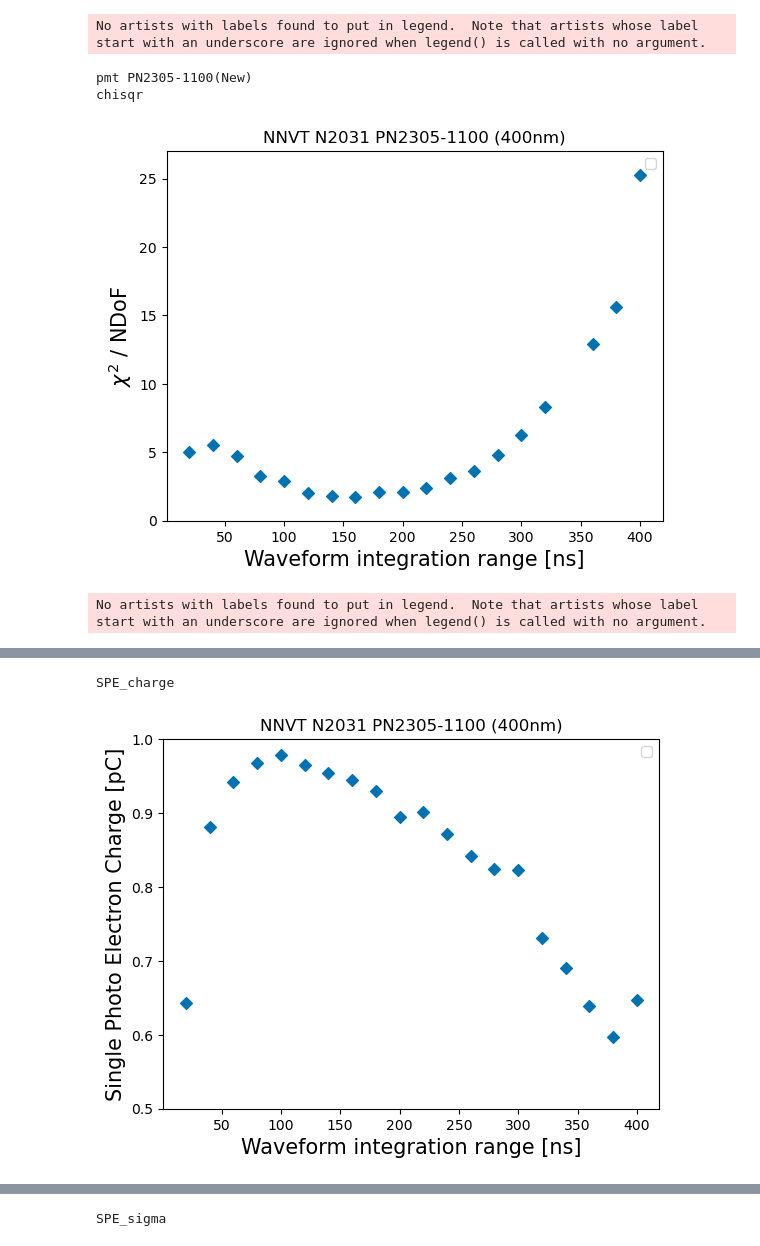
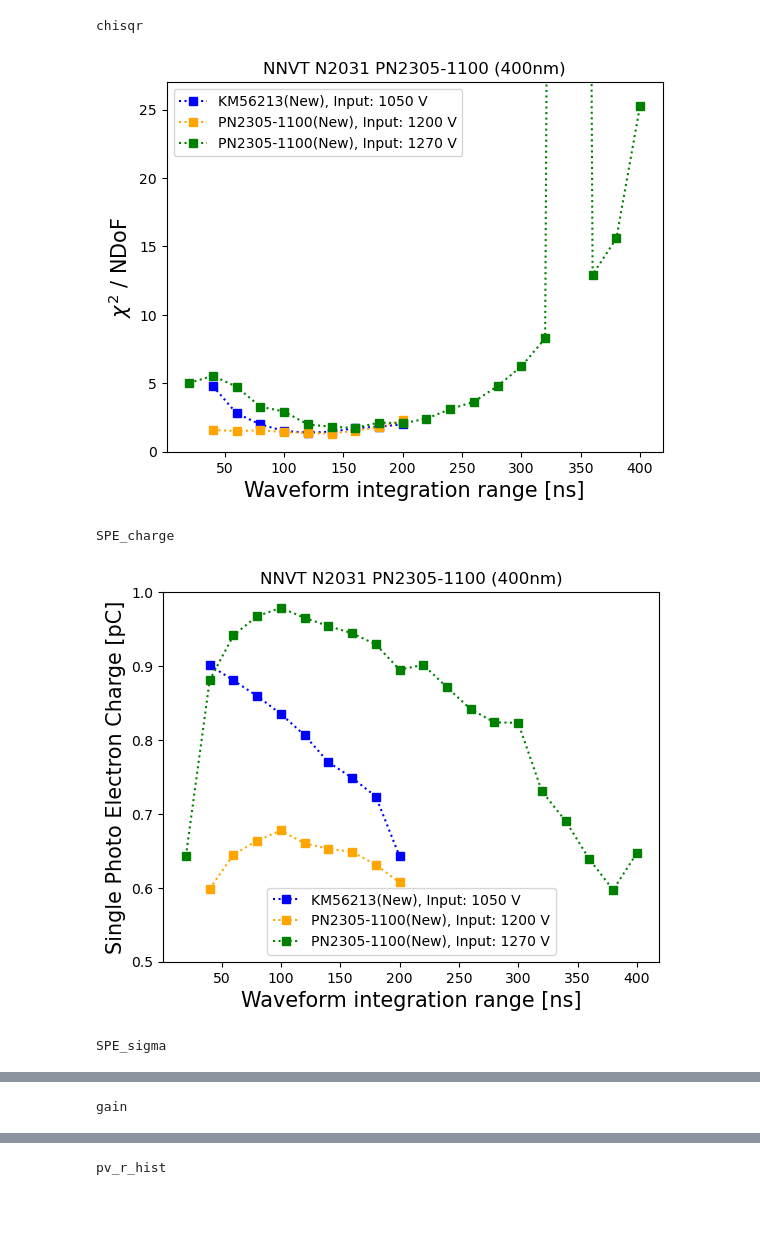
Before and after one commit to rkralik5/PMTFitting, a Jupyter notebook: scripts/PlotIntegrationRange.ipynb, the cells around one changed output, grey strips where cells are left out. Saved outputs shown, nothing was run; the diff lists cells and outputs as text; code cells hidden in the pictures; blank space fills up the shorter version.

Commit message:
Updating the plotting script for the integration rate dependency - adding option for including multiple input voltages and PMTs

```diff
--- a/scripts/PlotIntegrationRange.ipynb
+++ b/scripts/PlotIntegrationRange.ipynb
@@ -40,10 +40,14 @@ def get_v_from_fname(row):
 
 # Expand here means when apply returns multiple values, they get assigned to
 # each given new column
-df[["brand","model","v"]] = df.apply(get_v_from_fname, axis="columns", result_type="expand")
+df[["brand","model","v"]] = df.apply(get_v_from_fname, axis="columns",
+                                     result_type="expand")
 
 # Sort values by angles is in order
-df = df.sort_values(["gate"], ascending=True)
+df = df.sort_values(["v","gate"], ascending=True)
+
+# Group by the model and plot each value
+df_group = df.groupby("v")
 # %%
 variables = [
     "chisqr", "SPE_charge", "SPE_sigma", "gain", "pv_r", "pv_r_hist", "pe_res", "true_PE"
@@ -52,51 +56,46 @@ label = [
     "$\chi^{2}$ / NDoF", "Single Photo Electron Charge [pC]", "Single Photo Electron $\sigma$", "Gain", "Peak-to-Valley ratio (from fit)", "Peak-to-Valley ratio (from histogram)", "Single Photo Electron resolution", "True number of Photo Electrons"
 ]
 range = [
     (0,27.), (0.5,1.), (0.2,0.55), (3E+6,6E+6), (0,6), (0,6), (0,1.), (0.2,0.4)
 ]
 
-gain = []
-gain_err = []
-hv = df['v'].values[0]
-pmt = df["model"].values[0]
-# Set the style based on PMT
-print('pmt',pmt)
-if 'KM' in pmt:
-    marker = markers[0]
-    linestyle = '-'
-elif 'PN' in pmt:
-    marker = markers[1]
-    linestyle = ':'
-
 # Cycle through grouped df plotting each azimuthal angle
 idx=0
 for var in variables:
+    fig, ax = plt.subplots()
+    marker = markers[1]
+    linestyle = ':'
     print(var)
 
-    fig, ax = plt.subplots()
-    ax.scatter(2*df['gate'].values, df[var].values, marker="D")
-    #ax.plot(2*df['gate'].values, df[var].values)
+    idx_hv=0
+    for hv,df_hv in df_group:
+        #ax.scatter(2*df['gate'].values, df[var].values, marker="D")
+        ax.plot(2*df_hv['gate'].values, df_hv[var].values, marker=marker,
+                color=colors[idx_hv],
+                linestyle=linestyle, label=f"{df_hv['model'].values[0]}, Input: %.f V" % hv)
+        idx_hv += 1
+
     ax.set_ylim([range[idx][0],range[idx][1]])
     ax.set_xlabel("Waveform integration range [ns]",fontsize=fontsize)
     ax.set_ylabel(f"%s"%label[idx], fontsize=fontsize)
     ax.title.set_text("NNVT N2031 PN2305-1100 (400nm)")
 
     if var=='gain':
         ax.axhline(5e6, linestyle='-', color='black', label=r'$5\times10^6$ (requirement)')
     if var=='pe_res':
         ax.axhline(0.5, linestyle='-', color='black', label=r'50% (requirement)')
     if var=='pv_r' or var=='pv_r_hist':
         ax.axhline(2, linestyle='-', color='black', label=r'2 (requirement)')
     ax.legend()
 
     #fig.set_size_inches(14,8)
     fig.savefig("IntegrationRange_"+var+".png",bbox_inches='tight')
     plt.show()
 
     idx += 1
 # %% [output]
-No artists with labels found to put in legend.  Note that artists whose label start with an underscore are ignored when legend() is called with no argument.
+chisqr
+[figure, new version]
-pmt PN2305-1100(New)
-chisqr
+SPE_charge
-[figure, old version]
+[figure, new version]
-No artists with labels found to put in legend.  Note that artists whose label start with an underscore are ignored when legend() is called with no argument.
+SPE_sigma
@@ -103,2 +103 @@ No artists with labels found to put in legend.  Note that artists whose label st
-SPE_charge
+gain
-[figure, old version]
@@ -106 +107 @@ No artists with labels found to put in legend.  Note that artists whose label st
-SPE_sigma
+pv_r_hist
```
Also changed, not shown: parts of 1 cell of this notebook.
